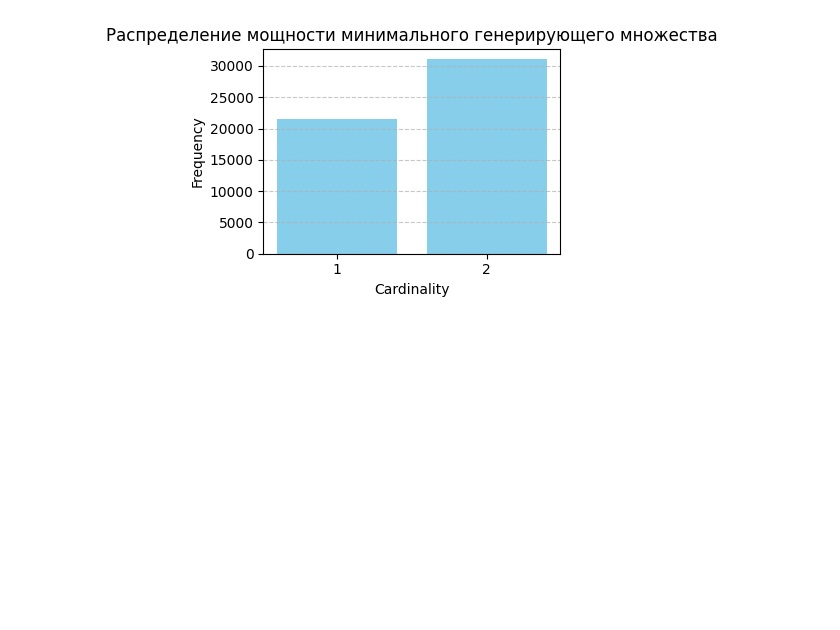
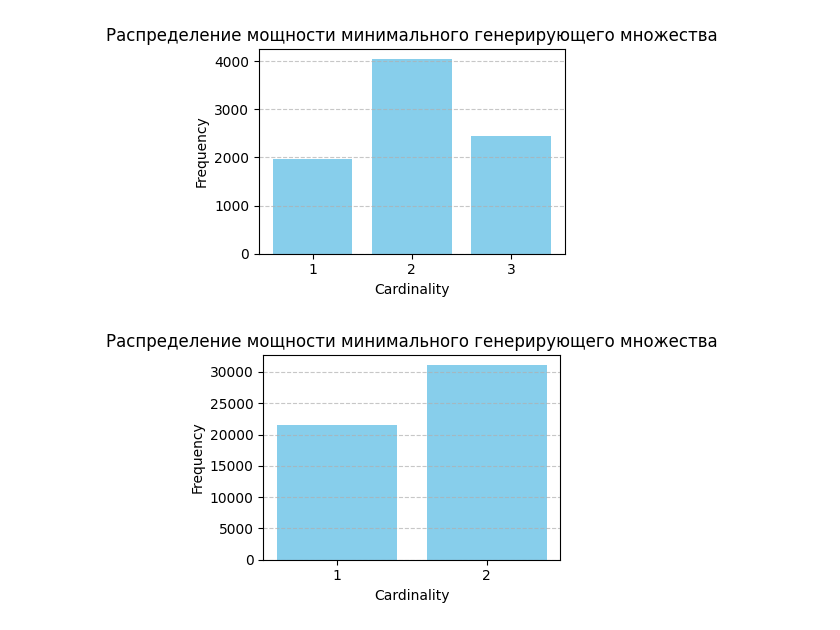
Before and after one commit to frayzkilla/Multioperations-Growth-Rates, a Jupyter notebook: src/data_analysis/main.ipynb, the cells around one changed output. Saved outputs shown, nothing was run; the diff lists cells and outputs as text; code cells hidden in the pictures; blank space fills up the shorter version.

Commit message:
added results, plots

```diff
--- a/src/data_analysis/main.ipynb
+++ b/src/data_analysis/main.ipynb
@@ -25,6 +25,10 @@ def plot_cardinality_distribution(csv_file):
     plt.grid(axis='y', linestyle='--', alpha=0.7)
     plt.tight_layout()
     plt.show()
+# %%
+plot_cardinality_distribution("../../results/csv/growth_rates_of_sets2_k3_n1_arity1.csv")
+# %% [output]
+[figure, added]
 # %%
 plot_cardinality_distribution("../../results/csv/growth_rates_of_k2_n1_arity3.csv")
 # %% [output]
```
Also changed, not shown: 5 other files.
